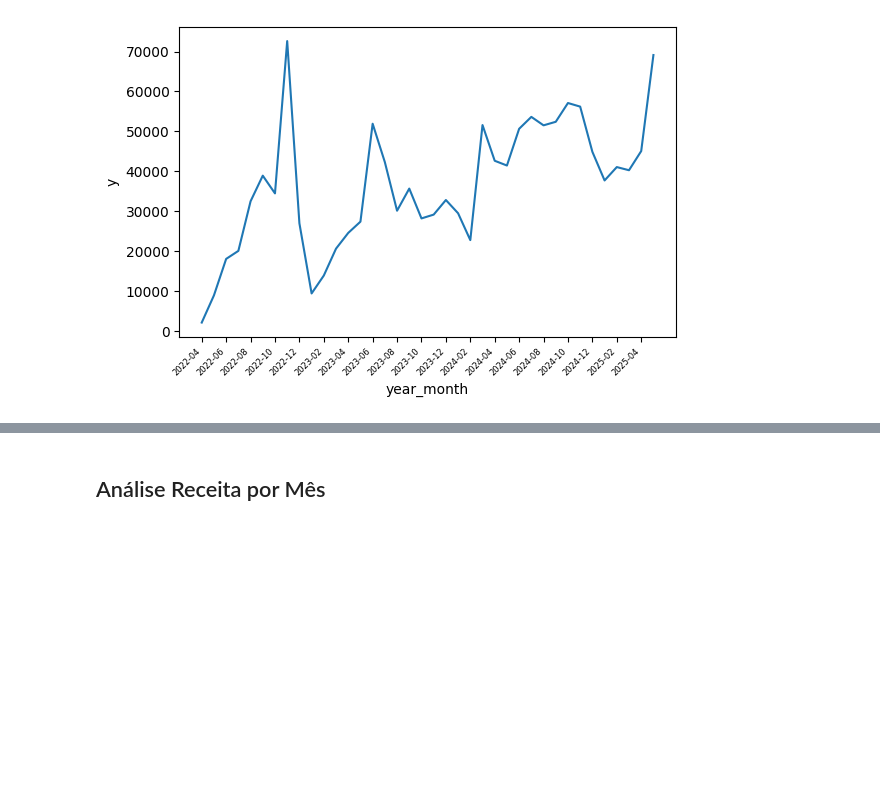
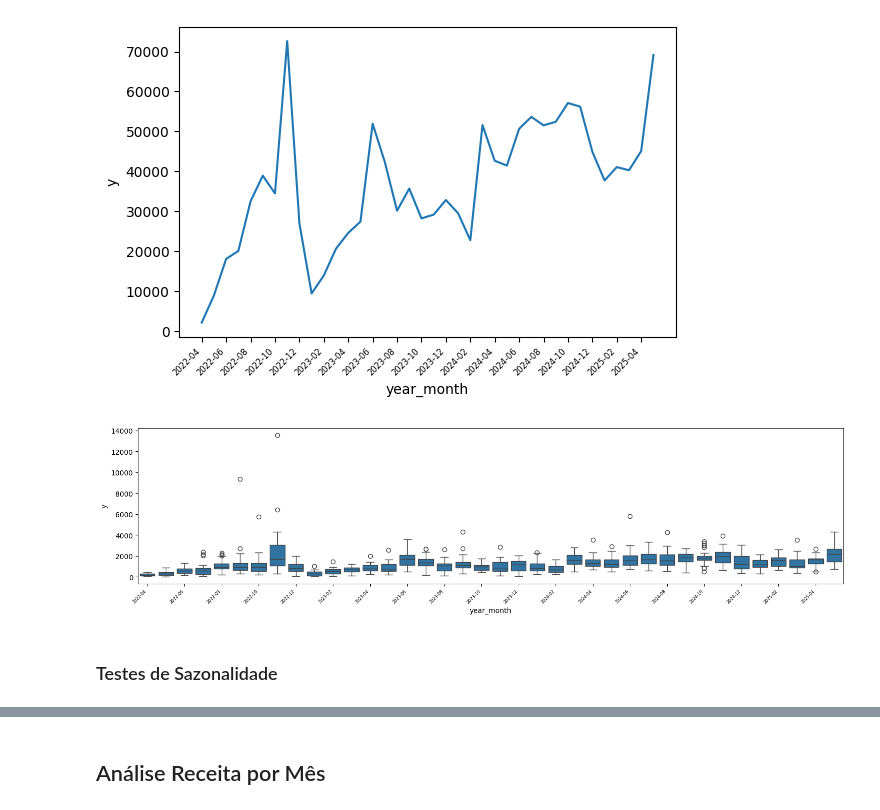
Before and after one commit to mateusalmeida11/mlops-forecast, a Jupyter notebook: notebooks/eda_for_ts.ipynb, the cells around one changed output, grey strips where cells are left out. Cells and saved outputs as stored; diff of their text form; code cells hidden in the pictures; blank space fills up the shorter version.

Commit message:
notebook (analysis): identificar pontos de sazonalidade graficamente

```diff
--- a/notebooks/eda_for_ts.ipynb
+++ b/notebooks/eda_for_ts.ipynb
@@ -552,3 +568,9 @@ eda.line_over_period(hue="year")
 eda.line_over_period(period="year_month")
 # %% [output]
 [figure]
+# %%
+eda.box_plot_over_period(period="year_month")
+# %% [output]
+[figure, added]
+# %% [markdown]
+### Testes de Sazonalidade
```
Also changed, not shown: parts of 13 cells of this notebook.
